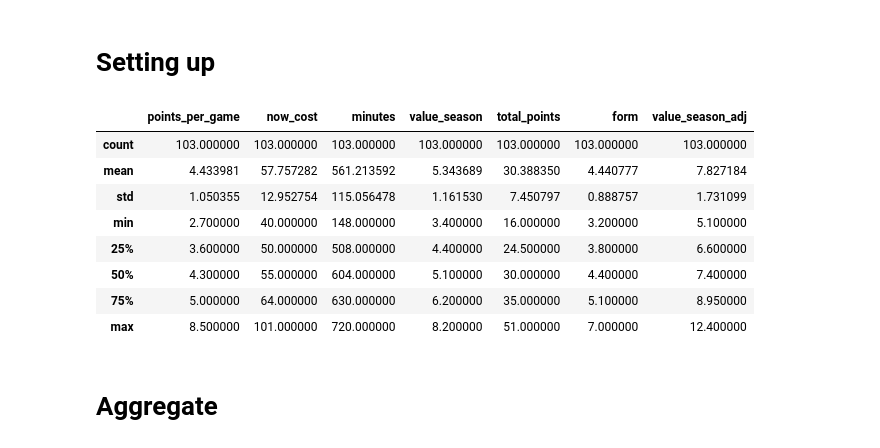
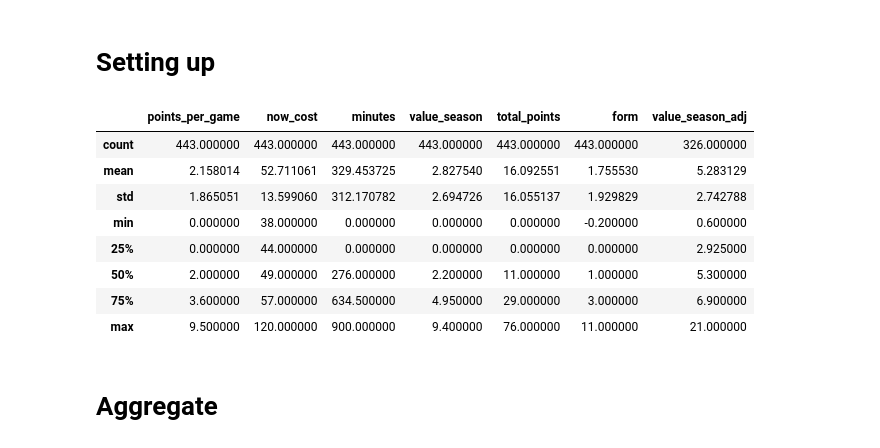
Before and after one commit to ulrikson/fantasy_football, a Jupyter notebook: analyze.ipynb, the cells around one changed output. Cells and saved outputs as stored; diff of their text form; code cells hidden in the pictures.

```diff
--- a/analyze.ipynb
+++ b/analyze.ipynb
@@ -1,46 +1,22 @@
 # %% [markdown]
 # Setting up
-# %%
-from Fantasy import Fantasy
-
-league = "fal"
-
-unwanted_teams = []
-
-
-if league == "fpl":
-    higher_than = {
-        "value_season": 0,
-        "value_season_adj": 5,
-        "form": 2,
-        "minutes": 90 * 5,
-        "points_per_game": 0,
-    }
-else:
-    higher_than = {
-        "value_season": 0,
-        "value_season_adj": 5,
-        "form": 3,
-        "minutes": 90 * 0.5,
-        "points_per_game": 0,
-    }
-
-
-max_cost = 200
-
-fantasy = Fantasy(league, unwanted_teams, higher_than, max_cost)
-
-fantasy.get_player_df().describe()
-# %% [output]
-|  | points_per_game | now_cost | minutes | value_season | total_points | form | value_season_adj |
-| count | 103.000000 | 103.000000 | 103.000000 | 103.000000 | 103.000000 | 103.000000 | 103.000000 |
-| mean | 4.433981 | 57.757282 | 561.213592 | 5.343689 | 30.388350 | 4.440777 | 7.827184 |
-| std | 1.050355 | 12.952754 | 115.056478 | 1.161530 | 7.450797 | 0.888757 | 1.731099 |
-| min | 2.700000 | 40.000000 | 148.000000 | 3.400000 | 16.000000 | 3.200000 | 5.100000 |
-| 25% | 3.600000 | 50.000000 | 508.000000 | 4.400000 | 24.500000 | 3.800000 | 6.600000 |
-| 50% | 4.300000 | 55.000000 | 604.000000 | 5.100000 | 30.000000 | 4.400000 | 7.400000 |
-| 75% | 5.000000 | 64.000000 | 630.000000 | 6.200000 | 35.000000 | 5.100000 | 8.950000 |
-| max | 8.500000 | 101.000000 | 720.000000 | 8.200000 | 51.000000 | 7.000000 | 12.400000 |
+# %%
+from Fantasy import Fantasy
+
+league = "fal"
+fantasy = Fantasy(league)
+
+fantasy.get_player_df().describe()
+# %% [output]
+|  | points_per_game | now_cost | minutes | value_season | total_points | form | value_season_adj |
+| count | 443.000000 | 443.000000 | 443.000000 | 443.000000 | 443.000000 | 443.000000 | 326.000000 |
+| mean | 2.158014 | 52.711061 | 329.453725 | 2.827540 | 16.092551 | 1.755530 | 5.283129 |
+| std | 1.865051 | 13.599060 | 312.170782 | 2.694726 | 16.055137 | 1.929829 | 2.742788 |
+| min | 0.000000 | 38.000000 | 0.000000 | 0.000000 | 0.000000 | -0.200000 | 0.600000 |
+| 25% | 0.000000 | 44.000000 | 0.000000 | 0.000000 | 0.000000 | 0.000000 | 2.925000 |
+| 50% | 2.000000 | 49.000000 | 276.000000 | 2.200000 | 11.000000 | 1.000000 | 5.300000 |
+| 75% | 3.600000 | 57.000000 | 634.500000 | 4.950000 | 29.000000 | 3.000000 | 6.900000 |
+| max | 9.500000 | 120.000000 | 900.000000 | 9.400000 | 76.000000 | 11.000000 | 21.000000 |
 # %% [markdown]
 # Aggregate
 # %% [markdown]
```
Also changed, not shown: parts of 6 cells of this notebook, 2 other files.
